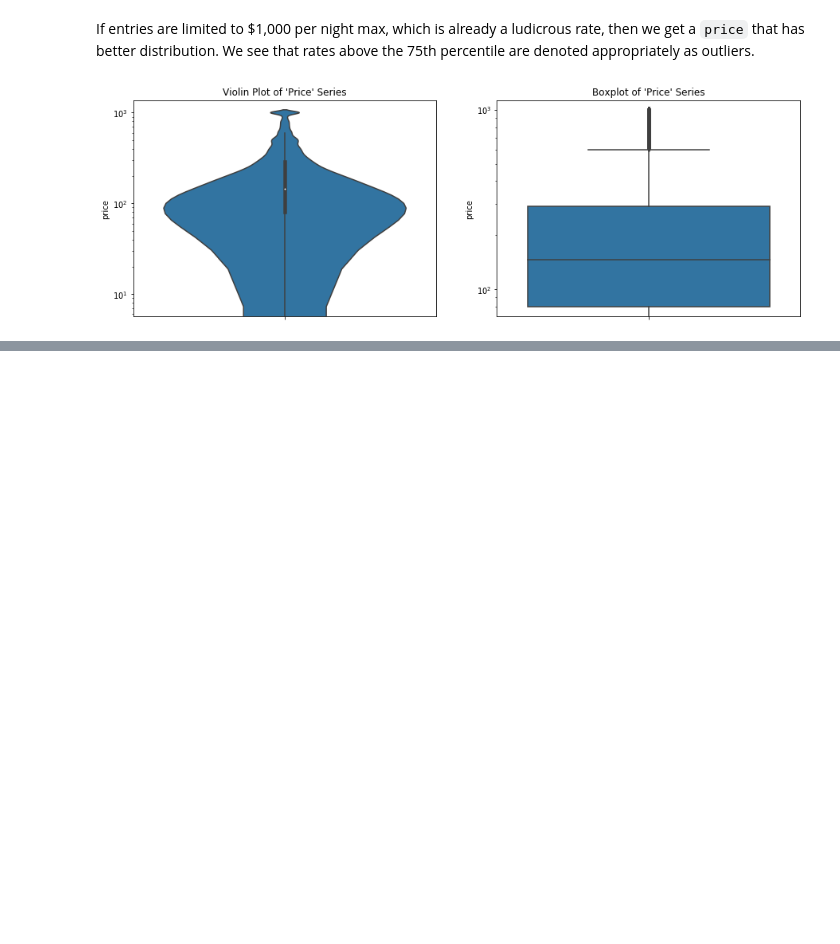
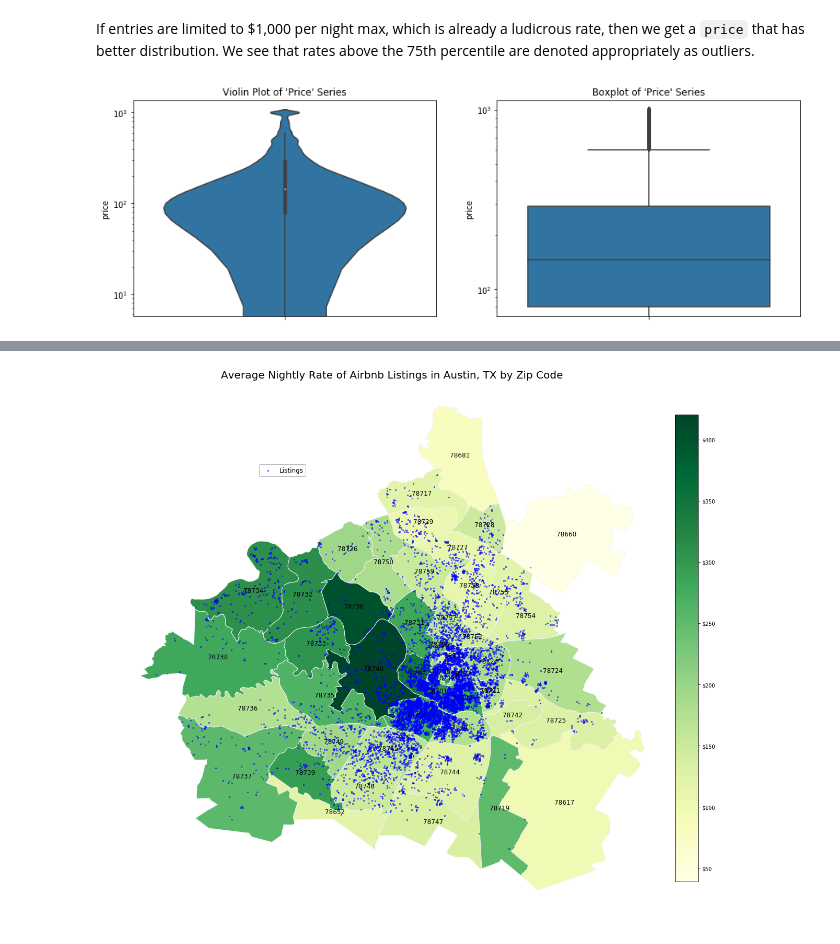
Before and after one commit to louiefb/airbnb-prediction-model, a Jupyter notebook: Airbnb Prediction Model.ipynb, the cells around one changed output, grey strips where cells are left out. Cells and saved outputs as stored; diff of their text form; code cells hidden in the pictures; blank space fills up the shorter version.

```diff
--- a/Airbnb Prediction Model.ipynb
+++ b/Airbnb Prediction Model.ipynb
@@ -1315,0 +1386,37 @@ plt.show()
+# %%
+price_df = df.pivot_table(index="zipcode", values="price", aggfunc="mean")
+price_df = pd.merge(austin_map, price_df, how="right", on="zipcode")
+price_df = price_df.set_index("zipcode")
+
+fig, ax = plt.subplots(figsize=(20,20))
+
+base = price_df.plot(column="price", cmap="YlGn", \
+                     edgecolor="whitesmoke", ax=ax)
+price_df.apply(lambda x: ax.annotate(s=x.name, \
+                                     xy=x.geometry.centroid.coords[0], \
+                                     ha="center", fontweight="light", \
+                                     fontsize=12, color="black"), axis=1)
+base.axis("off")
+
+min_price = price_df["price"].min()
+max_price = price_df["price"].max()
+gradient = plt.cm.ScalarMappable(cmap="YlGn", \
+                                 norm=plt.Normalize(vmin=min_price, \
+                                                    vmax=max_price))
+gradient._A = []
+cbar = fig.colorbar(gradient, fraction=0.04, pad=.01)
+
+listings_df.plot(ax=base, color="blue", marker="s", markersize=1.5, \
+                 alpha=.5, label="Listings")
+
+cbar.ax.set_yticklabels(["$" + i.get_text() for i in cbar.ax.get_yticklabels()])
+
+legend = plt.legend(facecolor="w", edgecolor="darkgray", fontsize=12)
+legend.set_bbox_to_anchor((0.25, 0.75, 0.10, 0.10))
+
+plt.title("Average Nightly Rate of Airbnb Listings in Austin, TX by Zip Code", \
+          fontdict={"fontsize":20})
+
+plt.show()
+# %% [output]
+[figure, added]
```
Also changed, not shown: parts of 44 cells of this notebook.
